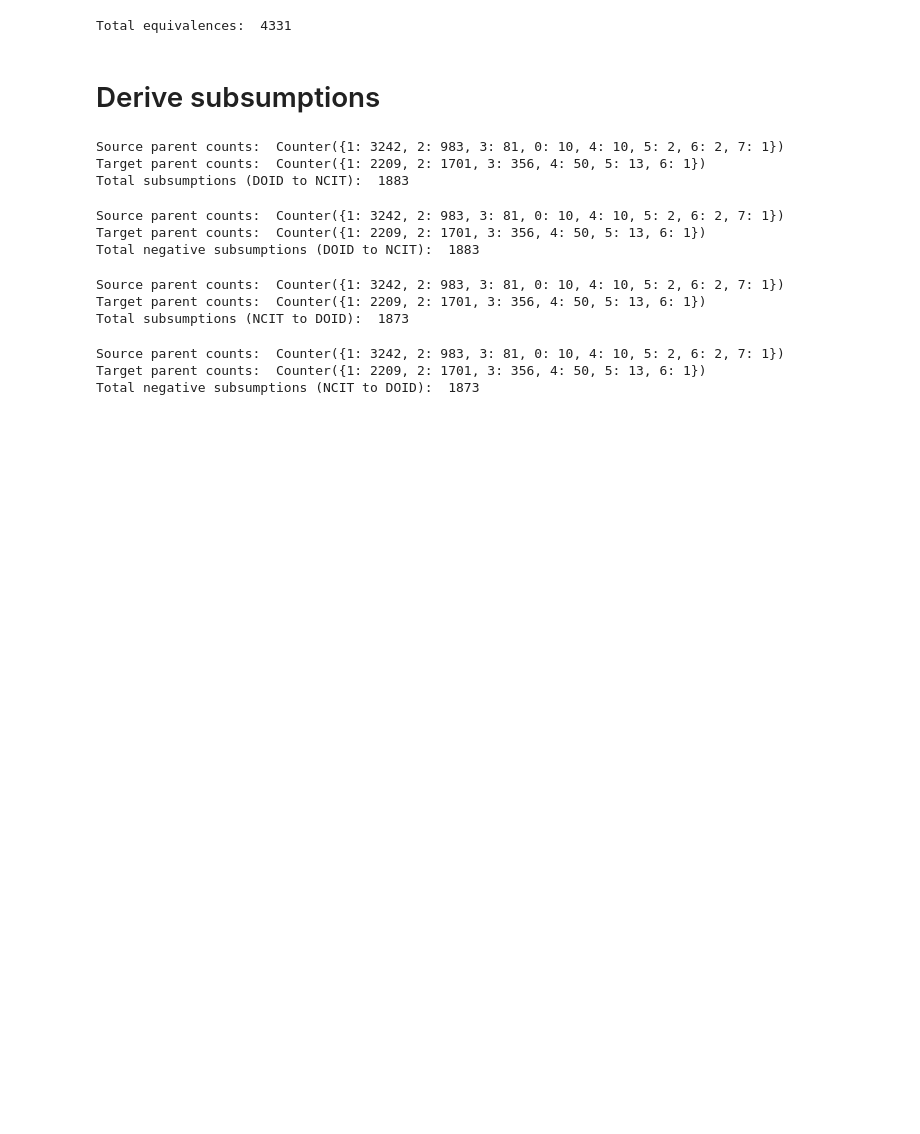
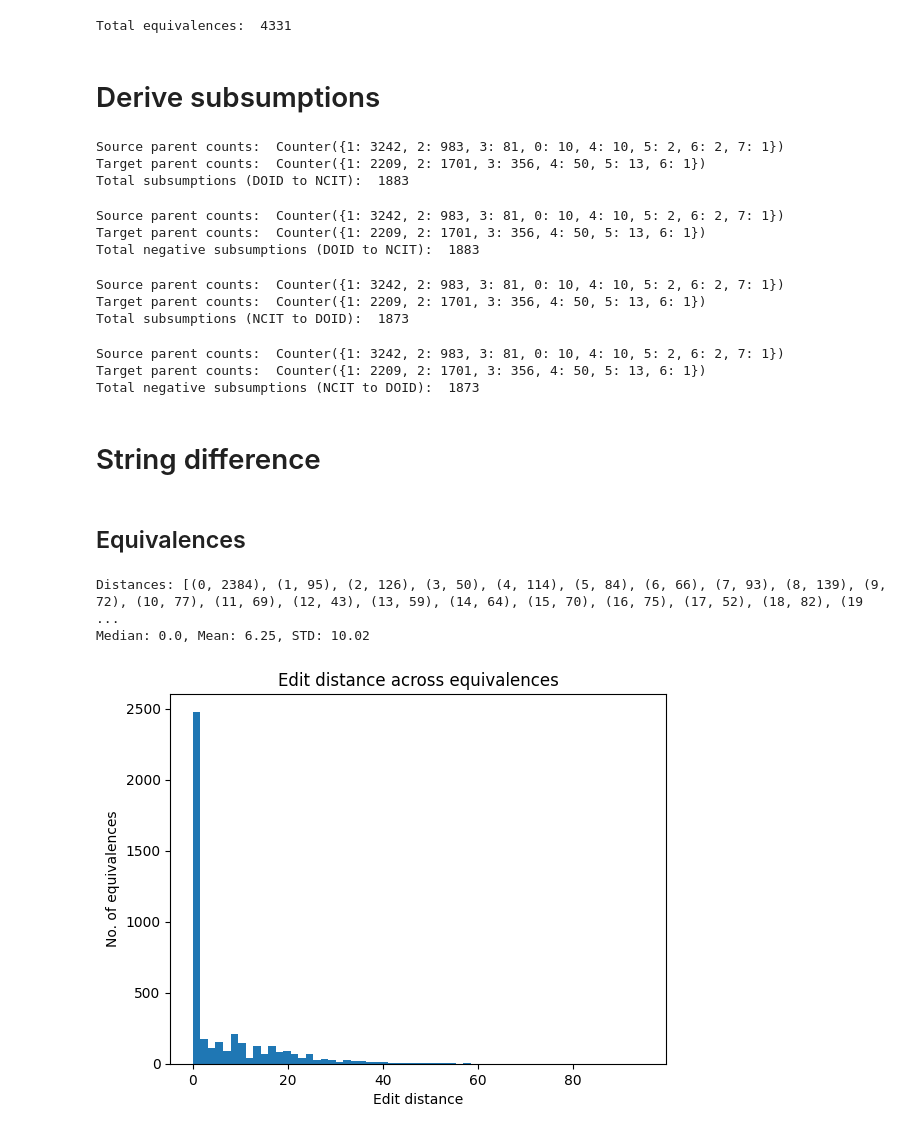
Before and after one commit to stellaevat/ontology-mapping, a Jupyter notebook: colabs/load_and_extract.ipynb, the cells around one changed output. Saved outputs shown, nothing was run; the diff lists cells and outputs as text; code cells hidden in the pictures; blank space fills up the shorter version.

Commit message:
Fixed negative subsumptions and generated edit distance metrics

```diff
--- a/colabs/load_and_extract.ipynb
+++ b/colabs/load_and_extract.ipynb
@@ -156,3 +160,27 @@ write_mappings(doid_to_ncit_subs, "subs_doid2ncit.csv")
 write_mappings(neg_doid_to_ncit_subs, "neg_subs_doid2ncit.csv")
 write_mappings(ncit_to_doid_subs, "subs_ncit2doid.csv")
 write_mappings(neg_ncit_to_doid_subs, "neg_subs_ncit2doid.csv")
+# %% [markdown]
+# String difference
+# %% [markdown]
+## Equivalences
+# %%
+str_equivalences = {doid.get_term(source).name.lower() : ncit.get_term(target).name.lower() for (source, target) in all_equivalences.items() if source in doid.terms() and target in ncit.terms()}
+
+distances = np.array([editdistance.eval(source, target) for (source, target) in str_equivalences.items()])
+lengths = np.array([max(len(source), len(target)) for (source, target) in str_equivalences.items()])
+normalised = np.round(distances / lengths, decimals=2)
+
+dist_distribution = Counter(distances)
+norm_distribution = Counter(normalised)
+# %%
+plt.hist(distances, bins=len(dist_distribution))
+plt.xlabel("Edit distance")
+plt.ylabel("No. of equivalences")
+plt.title("Edit distance across equivalences")
+print("Distances:", sorted(dist_distribution.items(), key=lambda x:x[0]))
+print(f"Median: {np.median(distances)}, Mean: {np.mean(distances):.2f}, STD: {np.std(distances):.2f}")
+# %% [output]
+Distances: [(0, 2384), (1, 95), (2, 126), (3, 50), (4, 114), (5, 84), (6, 66), (7, 93), (8, 139), (9, 72), (10, 77), (11, 69), (12, 43), (13, 59), (14, 64), (15, 70), (16, 75), (17, 52), (18, 82), (19 ...
+Median: 0.0, Mean: 6.25, STD: 10.02
+[figure, added]
```
Also changed, not shown: parts of 25 cells of this notebook.
